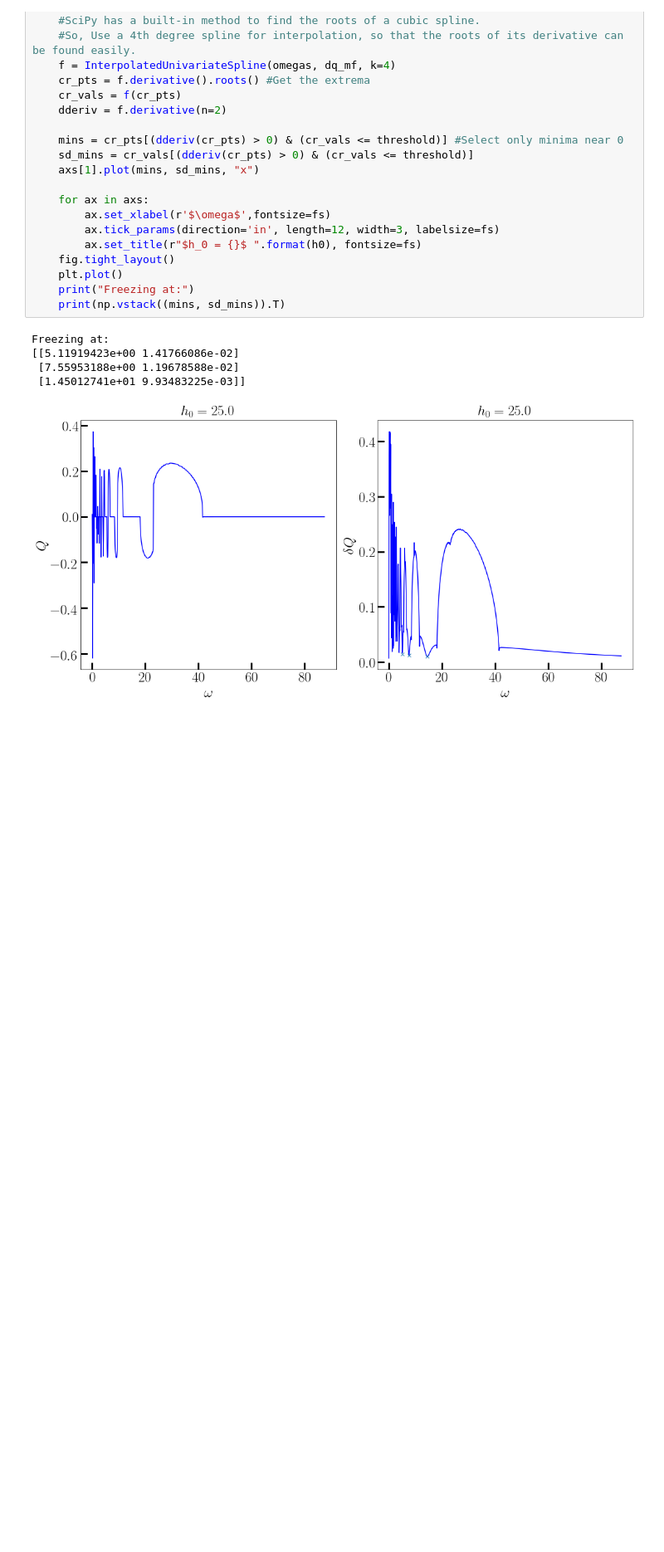
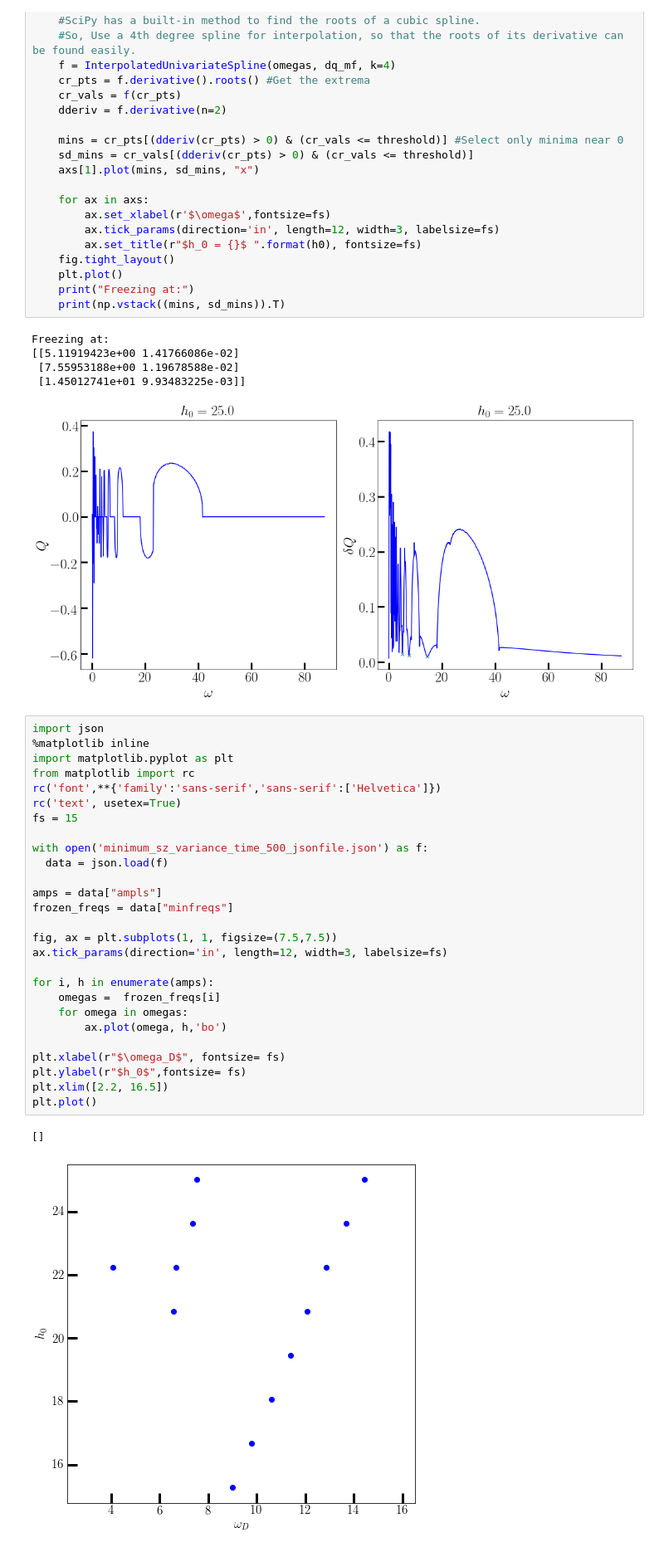
Before and after one commit to deyh2020/periodic_lipkin, a Jupyter notebook: lipkin.ipynb, the cells around one changed output. Shown: that part at 83% size. Drawn from its saved outputs; the diff is of its cells as text; blank space fills up the shorter version.

```diff
--- a/lipkin.ipynb
+++ b/lipkin.ipynb
@@ -227,3 +227,33 @@ Freezing at:
  [7.55953188e+00 1.19678588e-02]
  [1.45012741e+01 9.93483225e-03]]
 [figure]
+# %%
+import json
+%matplotlib inline
+import matplotlib.pyplot as plt
+from matplotlib import rc
+rc('font',**{'family':'sans-serif','sans-serif':['Helvetica']})
+rc('text', usetex=True)
+fs = 15
+
+with open('minimum_sz_variance_time_500_jsonfile.json') as f:
+  data = json.load(f)
+
+amps = data["ampls"]
+frozen_freqs = data["minfreqs"]
+
+fig, ax = plt.subplots(1, 1, figsize=(7.5,7.5))
+ax.tick_params(direction='in', length=12, width=3, labelsize=fs)
+
+for i, h in enumerate(amps):
+    omegas =  frozen_freqs[i]
+    for omega in omegas:
+        ax.plot(omega, h,'bo')
+
+plt.xlabel(r"$\omega_D$", fontsize= fs)
+plt.ylabel(r"$h_0$",fontsize= fs)
+plt.xlim([2.2, 16.5])
+plt.plot()
+# %% [output]
+[]
+[figure, added]
```
Also changed, not shown: 1 other file.
